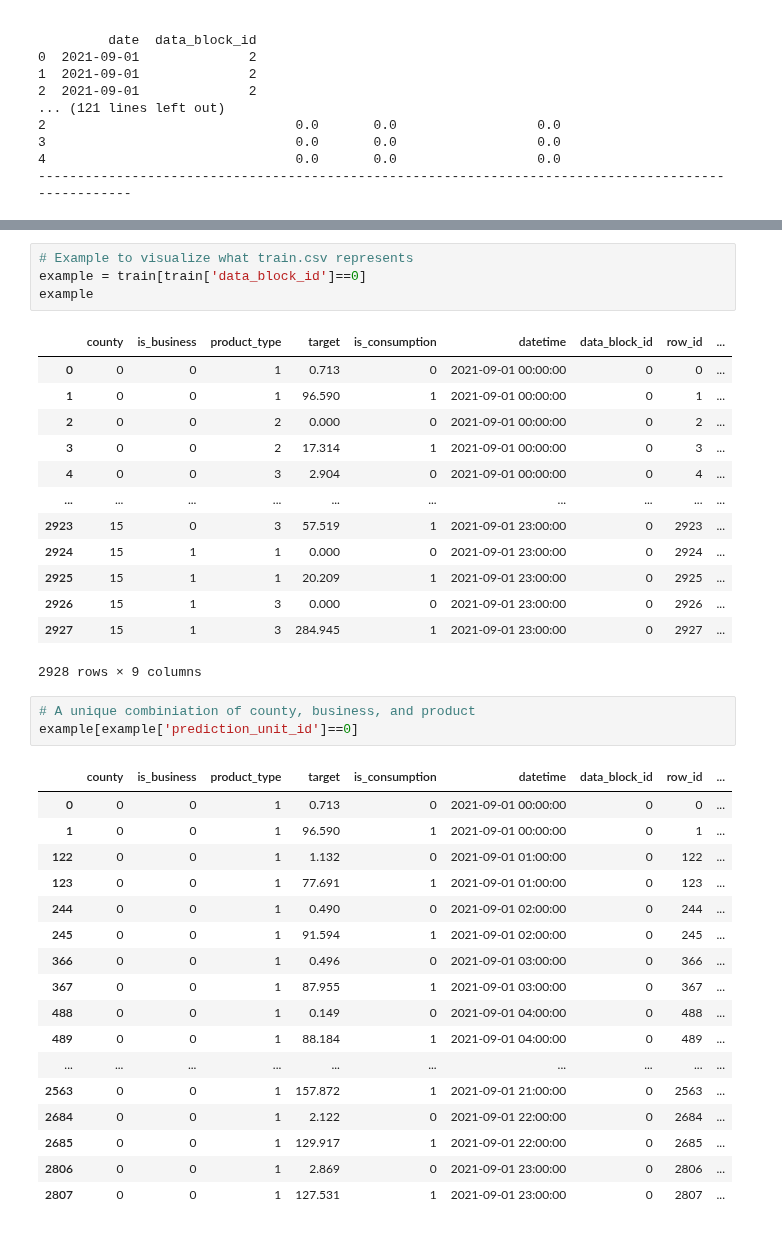
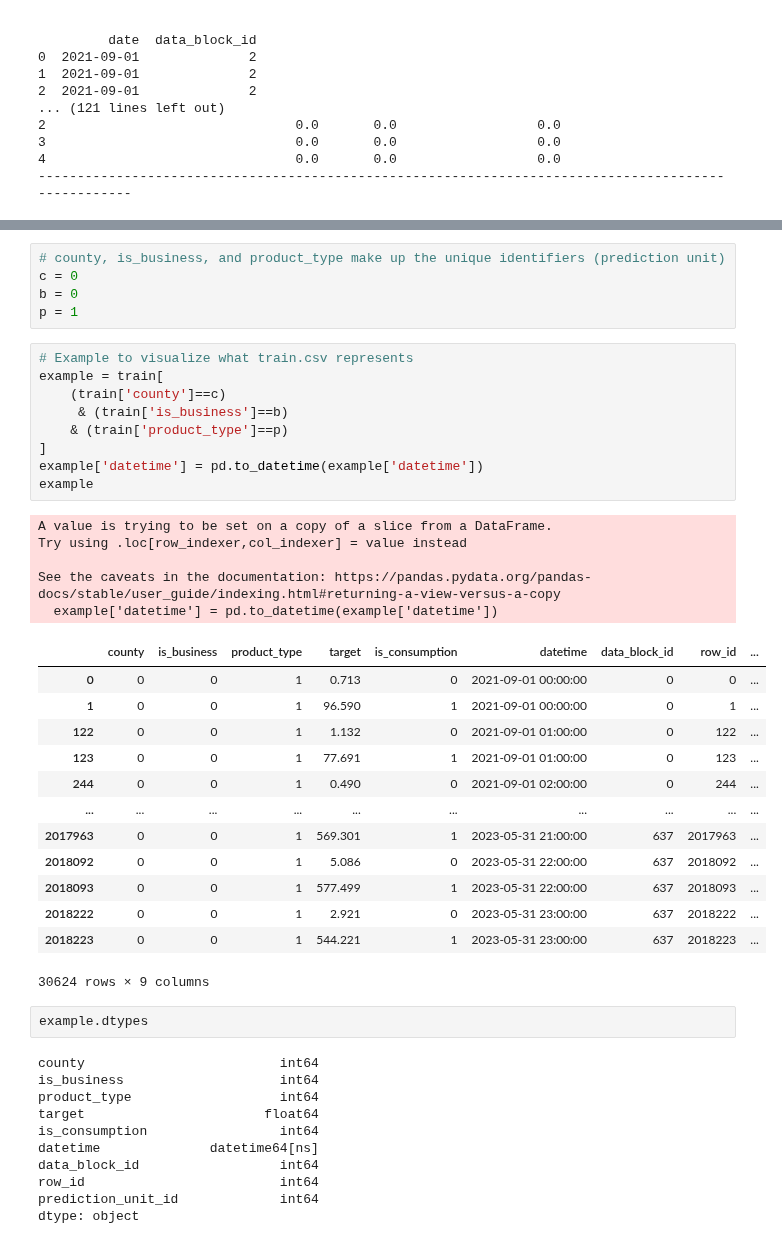
Before and after one commit to steimel60/Kaggle-Enefit, a Jupyter notebook: enefit-energy-predictor.ipynb, the cells around one changed output, grey strips where cells are left out. Drawn from its saved outputs; the diff is of its cells as text.

```diff
--- a/enefit-energy-predictor.ipynb
+++ b/enefit-energy-predictor.ipynb
@@ -85,42 +88,49 @@ train
 | 2018350 | 15 | 1 | 3 | 0.000 | 0 | 2023-05-31 23:00:00 | 637 | 2018350 | ... |
 | 2018351 | 15 | 1 | 3 | 196.240 | 1 | 2023-05-31 23:00:00 | 637 | 2018351 | ... |
 2018352 rows × 9 columns
+# %%
+# county, is_business, and product_type make up the unique identifiers (prediction unit)
+c = 0
+b = 0
+p = 1
 # %%
 # Example to visualize what train.csv represents
-example = train[train['data_block_id']==0]
+example = train[
+    (train['county']==c)
+     & (train['is_business']==b)
+    & (train['product_type']==p)
+]
+example['datetime'] = pd.to_datetime(example['datetime'])
 example
 # %% [output]
+A value is trying to be set on a copy of a slice from a DataFrame.
+Try using .loc[row_indexer,col_indexer] = value instead
+
+See the caveats in the documentation: https://pandas.pydata.org/pandas-docs/stable/user_guide/indexing.html#returning-a-view-versus-a-copy
+  example['datetime'] = pd.to_datetime(example['datetime'])
 |  | county | is_business | product_type | target | is_consumption | datetime | data_block_id | row_id | ... |
 | 0 | 0 | 0 | 1 | 0.713 | 0 | 2021-09-01 00:00:00 | 0 | 0 | ... |
 | 1 | 0 | 0 | 1 | 96.590 | 1 | 2021-09-01 00:00:00 | 0 | 1 | ... |
-| 2 | 0 | 0 | 2 | 0.000 | 0 | 2021-09-01 00:00:00 | 0 | 2 | ... |
-| 3 | 0 | 0 | 2 | 17.314 | 1 | 2021-09-01 00:00:00 | 0 | 3 | ... |
-| 4 | 0 | 0 | 3 | 2.904 | 0 | 2021-09-01 00:00:00 | 0 | 4 | ... |
+| 122 | 0 | 0 | 1 | 1.132 | 0 | 2021-09-01 01:00:00 | 0 | 122 | ... |
+| 123 | 0 | 0 | 1 | 77.691 | 1 | 2021-09-01 01:00:00 | 0 | 123 | ... |
+| 244 | 0 | 0 | 1 | 0.490 | 0 | 2021-09-01 02:00:00 | 0 | 244 | ... |
 | ... | ... | ... | ... | ... | ... | ... | ... | ... | ... |
-| 2923 | 15 | 0 | 3 | 57.519 | 1 | 2021-09-01 23:00:00 | 0 | 2923 | ... |
-| 2924 | 15 | 1 | 1 | 0.000 | 0 | 2021-09-01 23:00:00 | 0 | 2924 | ... |
-| 2925 | 15 | 1 | 1 | 20.209 | 1 | 2021-09-01 23:00:00 | 0 | 2925 | ... |
-| 2926 | 15 | 1 | 3 | 0.000 | 0 | 2021-09-01 23:00:00 | 0 | 2926 | ... |
-| 2927 | 15 | 1 | 3 | 284.945 | 1 | 2021-09-01 23:00:00 | 0 | 2927 | ... |
+| 2017963 | 0 | 0 | 1 | 569.301 | 1 | 2023-05-31 21:00:00 | 637 | 2017963 | ... |
+| 2018092 | 0 | 0 | 1 | 5.086 | 0 | 2023-05-31 22:00:00 | 637 | 2018092 | ... |
+| 2018093 | 0 | 0 | 1 | 577.499 | 1 | 2023-05-31 22:00:00 | 637 | 2018093 | ... |
+| 2018222 | 0 | 0 | 1 | 2.921 | 0 | 2023-05-31 23:00:00 | 637 | 2018222 | ... |
+| 2018223 | 0 | 0 | 1 | 544.221 | 1 | 2023-05-31 23:00:00 | 637 | 2018223 | ... |
-2928 rows × 9 columns
+30624 rows × 9 columns
-# %%
-# A unique combiniation of county, business, and product
-example[example['prediction_unit_id']==0]
-# %% [output]
-|  | county | is_business | product_type | target | is_consumption | datetime | data_block_id | row_id | ... |
-| 0 | 0 | 0 | 1 | 0.713 | 0 | 2021-09-01 00:00:00 | 0 | 0 | ... |
-| 1 | 0 | 0 | 1 | 96.590 | 1 | 2021-09-01 00:00:00 | 0 | 1 | ... |
-| 122 | 0 | 0 | 1 | 1.132 | 0 | 2021-09-01 01:00:00 | 0 | 122 | ... |
-| 123 | 0 | 0 | 1 | 77.691 | 1 | 2021-09-01 01:00:00 | 0 | 123 | ... |
-| 244 | 0 | 0 | 1 | 0.490 | 0 | 2021-09-01 02:00:00 | 0 | 244 | ... |
-| 245 | 0 | 0 | 1 | 91.594 | 1 | 2021-09-01 02:00:00 | 0 | 245 | ... |
-| 366 | 0 | 0 | 1 | 0.496 | 0 | 2021-09-01 03:00:00 | 0 | 366 | ... |
-| 367 | 0 | 0 | 1 | 87.955 | 1 | 2021-09-01 03:00:00 | 0 | 367 | ... |
-| 488 | 0 | 0 | 1 | 0.149 | 0 | 2021-09-01 04:00:00 | 0 | 488 | ... |
-| 489 | 0 | 0 | 1 | 88.184 | 1 | 2021-09-01 04:00:00 | 0 | 489 | ... |
-| ... | ... | ... | ... | ... | ... | ... | ... | ... | ... |
-| 2563 | 0 | 0 | 1 | 157.872 | 1 | 2021-09-01 21:00:00 | 0 | 2563 | ... |
-| 2684 | 0 | 0 | 1 | 2.122 | 0 | 2021-09-01 22:00:00 | 0 | 2684 | ... |
-| 2685 | 0 | 0 | 1 | 129.917 | 1 | 2021-09-01 22:00:00 | 0 | 2685 | ... |
-| 2806 | 0 | 0 | 1 | 2.869 | 0 | 2021-09-01 23:00:00 | 0 | 2806 | ... |
-| 2807 | 0 | 0 | 1 | 127.531 | 1 | 2021-09-01 23:00:00 | 0 | 2807 | ... |
+# %%
+example.dtypes
+# %% [output]
+county                         int64
+is_business                    int64
+product_type                   int64
+target                       float64
+is_consumption                 int64
+datetime              datetime64[ns]
+data_block_id                  int64
+row_id                         int64
+prediction_unit_id             int64
+dtype: object
```
Also changed, not shown: parts of 7 cells of this notebook.
